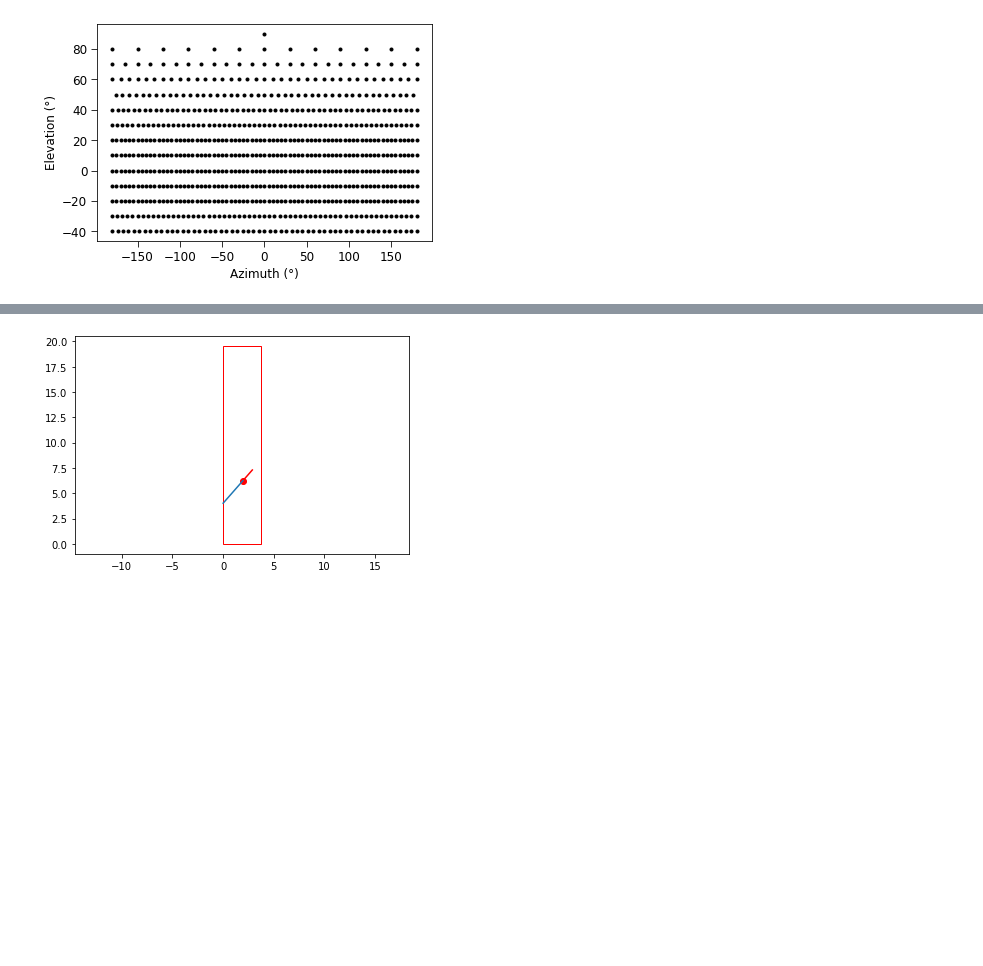
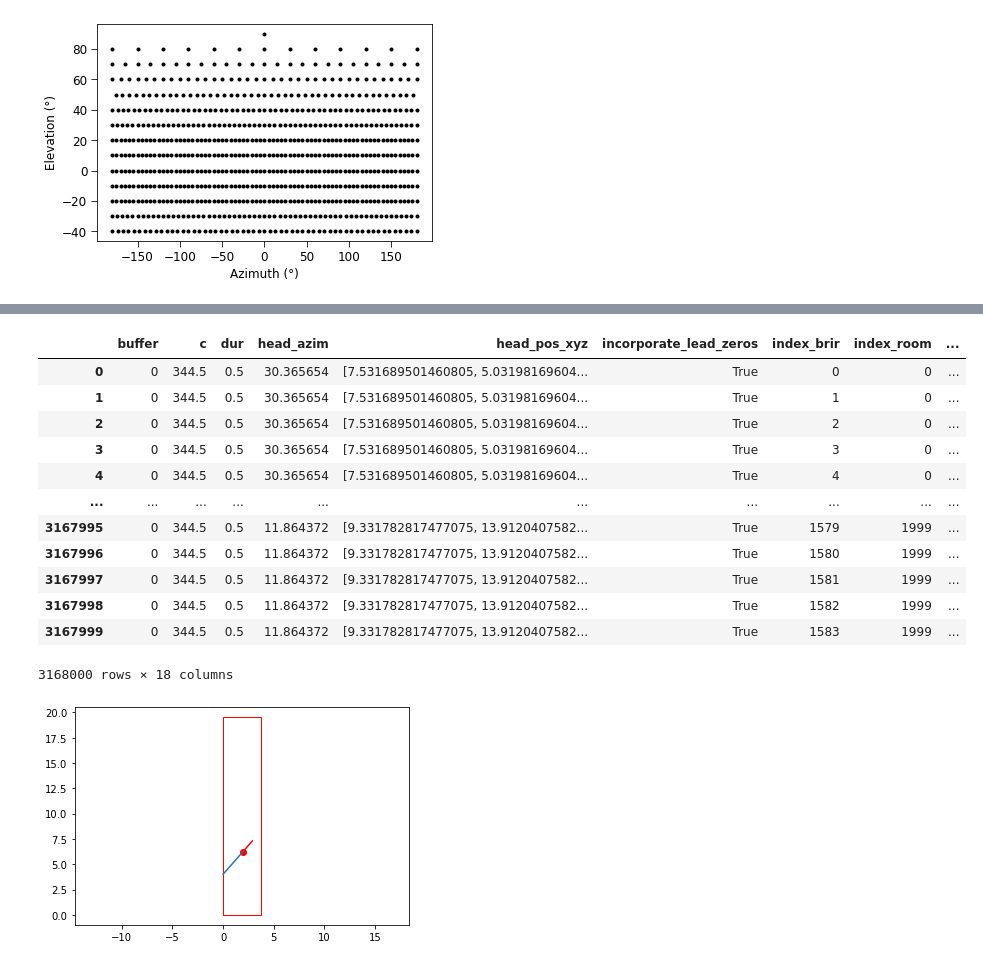
Before and after one commit to msaddler/virtual_acoustic_room, a Jupyter notebook: notebook_scratch.ipynb, the cells around one changed output, grey strips where cells are left out. Drawn from its saved outputs; the diff is of its cells as text; code cells hidden in the pictures; blank space fills up the shorter version.

Commit message:
scratch work for generating brirs at scale

```diff
--- a/notebook_scratch.ipynb
+++ b/notebook_scratch.ipynb
@@ -194,3 +172,21 @@ df_brir
+# %%
+fn_manifest_brir = "/om2/user/msaddler/spatial_audio_pipeline/assets/brir/v00/manifest_brir.pdpkl"
+df_manifest_brir = pd.read_pickle(fn_manifest_brir)
+df_manifest_brir
+# %% [output]
+|  | buffer | c | dur | head_azim | head_pos_xyz | incorporate_lead_zeros | index_brir | index_room | ... |
+| 0 | 0 | 344.5 | 0.5 | 30.365654 | [7.531689501460805, 5.03198169604... | True | 0 | 0 | ... |
+| 1 | 0 | 344.5 | 0.5 | 30.365654 | [7.531689501460805, 5.03198169604... | True | 1 | 0 | ... |
+| 2 | 0 | 344.5 | 0.5 | 30.365654 | [7.531689501460805, 5.03198169604... | True | 2 | 0 | ... |
+| 3 | 0 | 344.5 | 0.5 | 30.365654 | [7.531689501460805, 5.03198169604... | True | 3 | 0 | ... |
+| 4 | 0 | 344.5 | 0.5 | 30.365654 | [7.531689501460805, 5.03198169604... | True | 4 | 0 | ... |
+| ... | ... | ... | ... | ... | ... | ... | ... | ... | ... |
+| 3167995 | 0 | 344.5 | 0.5 | 11.864372 | [9.331782817477075, 13.9120407582... | True | 1579 | 1999 | ... |
+| 3167996 | 0 | 344.5 | 0.5 | 11.864372 | [9.331782817477075, 13.9120407582... | True | 1580 | 1999 | ... |
+| 3167997 | 0 | 344.5 | 0.5 | 11.864372 | [9.331782817477075, 13.9120407582... | True | 1581 | 1999 | ... |
+| 3167998 | 0 | 344.5 | 0.5 | 11.864372 | [9.331782817477075, 13.9120407582... | True | 1582 | 1999 | ... |
+| 3167999 | 0 | 344.5 | 0.5 | 11.864372 | [9.331782817477075, 13.9120407582... | True | 1583 | 1999 | ... |
+3168000 rows × 18 columns
 # %%
 import generate_brir_manifest
 importlib.reload(generate_brir_manifest)
```
Also changed, not shown: parts of 2 cells of this notebook, 2 other files.
